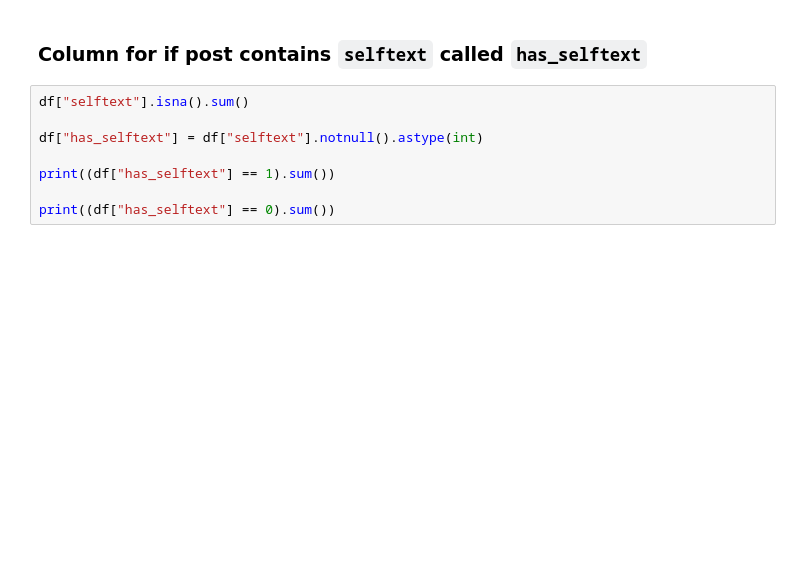
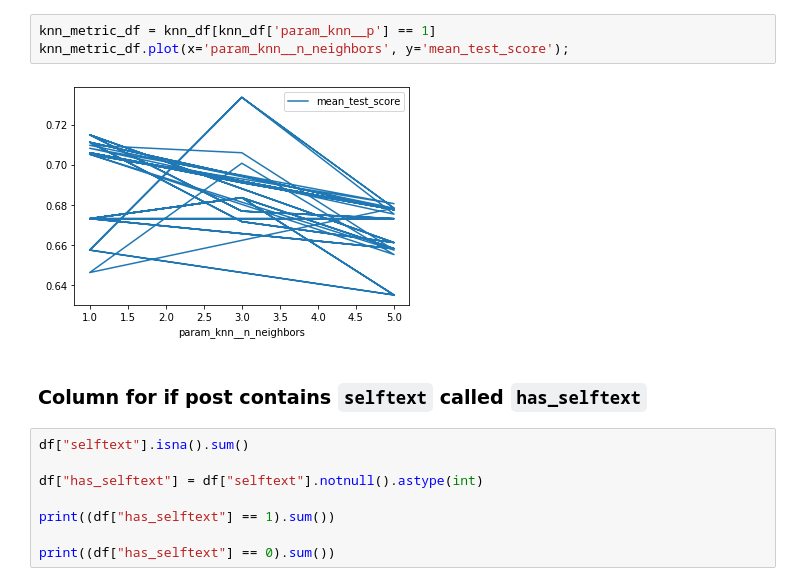
Before and after one commit to patruq/reddit-nlp, a Jupyter notebook: code/code-dump.ipynb, the cells around one changed output. Drawn from its saved outputs; the diff is of its cells as text; blank space fills up the shorter version.

```diff
--- a/code/code-dump.ipynb
+++ b/code/code-dump.ipynb
@@ -1,3 +1,8 @@
+# %%
+knn_metric_df = knn_df[knn_df['param_knn__p'] == 1]
+knn_metric_df.plot(x='param_knn__n_neighbors', y='mean_test_score');
+# %% [output]
+[figure, added]
 # %% [markdown]
 ### Column for if post contains `selftext` called  `has_selftext`
 # %%
```
Also changed, not shown: 3 other files.
